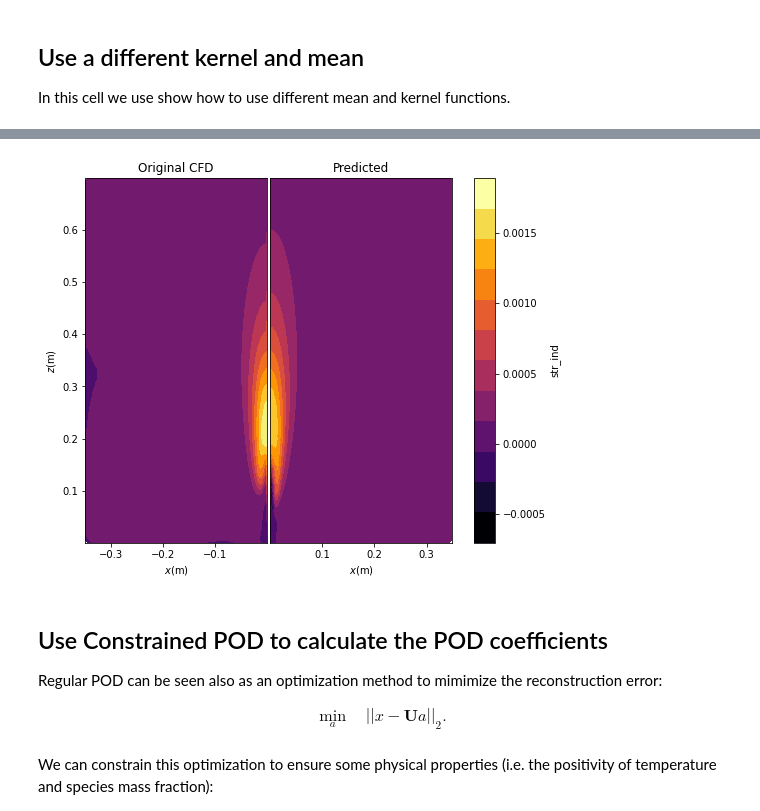
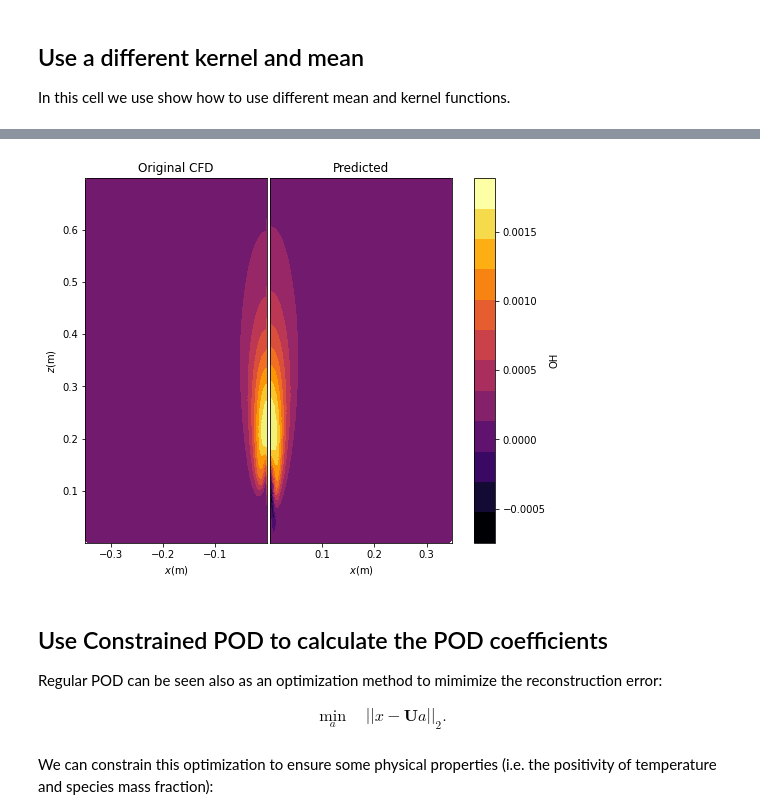
Before and after one commit to burn-research/OpenMEASURE, a Jupyter notebook: docs/gpr_doc.ipynb, the cells around one changed output, grey strips where cells are left out. Drawn from its saved outputs; the diff is of its cells as text; code cells hidden in the pictures.

```diff
--- a/docs/gpr_doc.ipynb
+++ b/docs/gpr_doc.ipynb
@@ -254,12 +335,14 @@ In this cell we use show how to use different mean and kernel functions.
 # %%
-from gpytorch.means import LinearMean
-from gpytorch.kernels import PiecewisePolynomialKernel, LinearKernel
+from gpytorch.means import ConstantMean
+from gpytorch.kernels import MaternKernel
 
-q = Ap.shape[1]
-input_size = P_test.shape[1]
-mean = LinearMean(input_size, batch_shape=torch.Size([q]))
-kernel = PiecewisePolynomialKernel(q=input_size, batch_shape=torch.Size([q]))
-Ap, Sigmap = gpr.fit_predict(P_test, select_modes='number', n_modes=q, mean=mean, kernel=kernel, verbose=True)
+n_modes = 15
+mean = ConstantMean(batch_shape=torch.Size([n_modes]))
+kernel = MaternKernel(batch_shape=torch.Size([n_modes]))
+
+gpr = GPR(X_train, n_features, xyz, P_train, gpr_type='MultiTask', mean=mean, kernel=kernel)
+models, likelihoods = gpr.fit(verbose=True, select_modes='number', n_modes=n_modes)
+Ap, Sigmap = gpr.predict(P_test)
 
 # Reconstruct the high-dimensional state from the POD coefficients
 Xp = gpr.reconstruct(Ap)
@@ -271,5 +354,5 @@ ind = features.index(str_ind)
 x_test = X_test[ind*n_cells:(ind+1)*n_cells,3]
 xp_test = Xp[ind*n_cells:(ind+1)*n_cells, 3]
 
-plot_contours_tri(xz[:,0], xz[:,1], [x_test, xp_test], cbar_label='str_ind')
+plot_contours_tri(xz[:,0], xz[:,1], [x_test, xp_test], cbar_label=str_ind)
 # %% [output]
@@ -293,4 +376,4 @@ Iter 191/1000 - Loss: -1.08e+00 - Noise: 1.87e-04
-[figure, old version]
+[figure, new version]
 # %% [markdown]
 ## Use Constrained POD to calculate the POD coefficients
 
```
Also changed, not shown: parts of 9 cells of this notebook, 2 other files.
